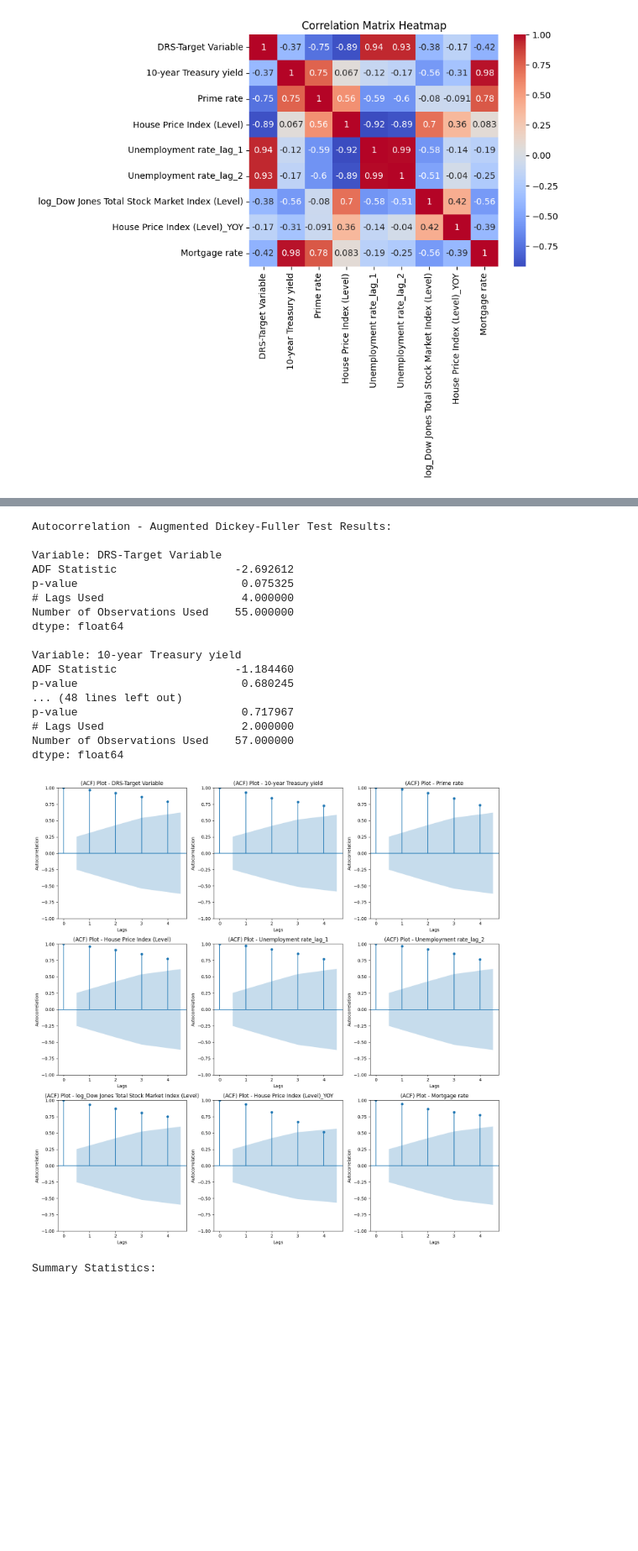
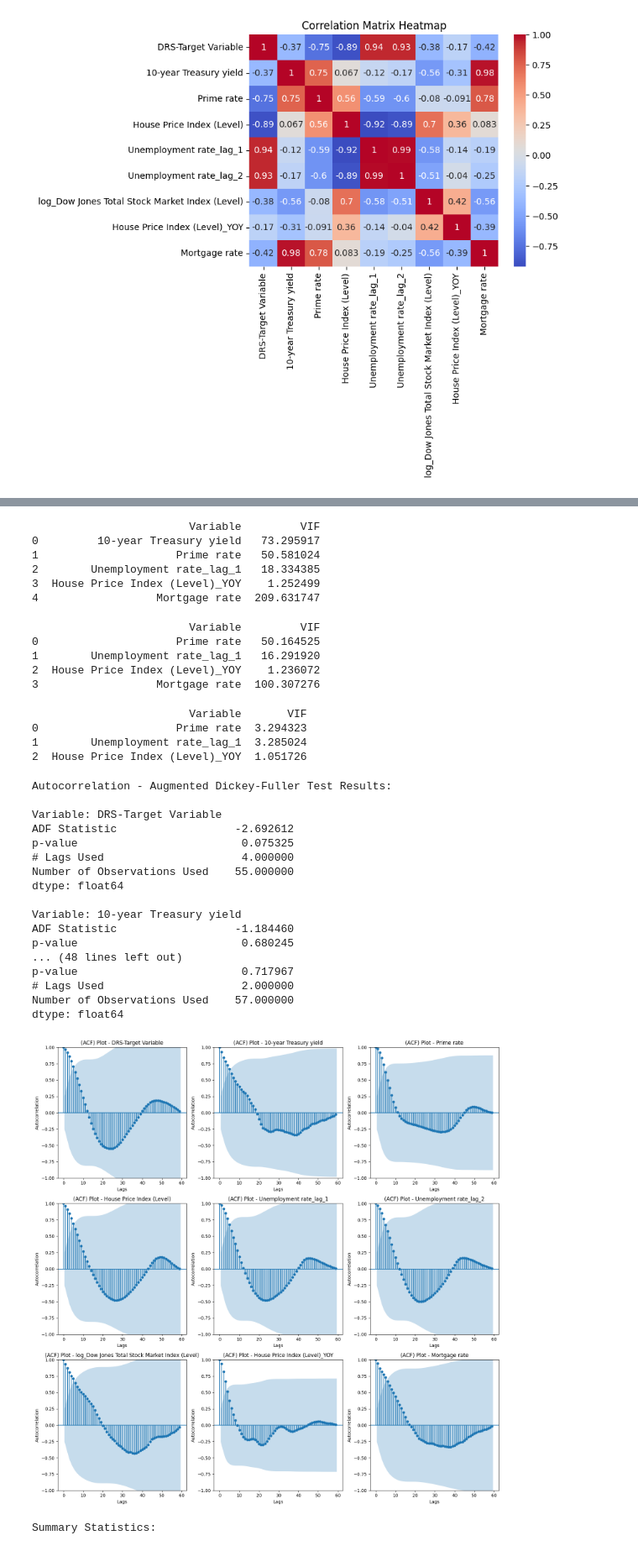
Before and after one commit to iffishells/Fractional-logistic-Model, a Jupyter notebook: milestone-2.ipynb, the cells around one changed output, grey strips where cells are left out. Shown at 84% size. Cells and saved outputs as stored; diff of their text form; code cells hidden in the pictures; blank space fills up the shorter version.

```diff
--- a/milestone-2.ipynb
+++ b/milestone-2.ipynb
@@ -264,4 +250,69 @@ Multicollinearity - VIF values:
+# %%
+import pandas as pd
+from statsmodels.stats.outliers_influence import variance_inflation_factor
+
+# Drop the specified columns from the predictors_df
+columns_to_drop = ['Unemployment rate_lag_2', 'House Price Index (Level)', 'log_Dow Jones Total Stock Market Index (Level)']
+updated_predictor = predictors_df.drop(columns_to_drop, axis=1)
+
+# Calculate VIF for each variable in updated_predictor
+vif_data = pd.DataFrame()
+vif_data['Variable'] = updated_predictor.columns
+vif_data['VIF'] = [variance_inflation_factor(updated_predictor.values, i) for i in range(updated_predictor.shape[1])]
+
+# Print the VIF data
+print(vif_data)
+# %% [output]
+                        Variable         VIF
+0         10-year Treasury yield   73.295917
+1                     Prime rate   50.581024
+2        Unemployment rate_lag_1   18.334385
+3  House Price Index (Level)_YOY    1.252499
+4                  Mortgage rate  209.631747
+# %%
+import pandas as pd
+from statsmodels.stats.outliers_influence import variance_inflation_factor
+
+# Drop the specified columns from the predictors_df
+columns_to_drop = ['10-year Treasury yield','Unemployment rate_lag_2', 'House Price Index (Level)', 'log_Dow Jones Total Stock Market Index (Level)']
+updated_predictor = predictors_df.drop(columns_to_drop, axis=1)
+
+# Calculate VIF for each variable in updated_predictor
+vif_data = pd.DataFrame()
+vif_data['Variable'] = updated_predictor.columns
+vif_data['VIF'] = [variance_inflation_factor(updated_predictor.values, i) for i in range(updated_predictor.shape[1])]
+
+# Print the VIF data
+print(vif_data)
+# %% [output]
+                        Variable         VIF
+0                     Prime rate   50.164525
+1        Unemployment rate_lag_1   16.291920
+2  House Price Index (Level)_YOY    1.236072
+3                  Mortgage rate  100.307276
+# %%
+import pandas as pd
+from statsmodels.stats.outliers_influence import variance_inflation_factor
+
+# Drop the specified columns from the predictors_df
+columns_to_drop = ['Mortgage rate','10-year Treasury yield','Unemployment rate_lag_2', 'House Price Index (Level)', 'log_Dow Jones Total Stock Market Index (Level)']
+updated_predictor = predictors_df.drop(columns_to_drop, axis=1)
+
+# Calculate VIF for each variable in updated_predictor
+vif_data = pd.DataFrame()
+vif_data['Variable'] = updated_predictor.columns
+vif_data['VIF'] = [variance_inflation_factor(updated_predictor.values, i) for i in range(updated_predictor.shape[1])]
+
+# Print the VIF data
+print(vif_data)
+# %% [output]
+                        Variable       VIF
+0                     Prime rate  3.294323
+1        Unemployment rate_lag_1  3.285024
+2  House Price Index (Level)_YOY  1.051726
 # %%
+import statsmodels.api as sm
+
 # Perform Augmented Dickey-Fuller test for autocorrelation on each variable
 # This line initializes an empty dictionary adf_results that will store the
 # results of the Augmented Dickey-Fuller (ADF) test for each variable.
@@ -309,37 +360,37 @@ for i, column in enumerate(df_transformed_training.columns):
     ax = axes[row, col]
 
     #  This line plots the autocorrelation function (ACF) for the variable column using the sm.graphics.tsa.plot_acf() function from the statsmodels library. The lags parameter determines the number of lags to include in the plot
-    sm.graphics.tsa.plot_acf(df_transformed_training[column], lags=4, ax=ax)
+    sm.graphics.tsa.plot_acf(df_transformed_training[column], lags=len(df_transformed_training[column])-1, ax=ax)
     # This line sets the title of the subplo
     ax.set_title("(ACF) Plot - " + column)
     # This line sets the label
     ax.set_xlabel("Lags")
     ax.set_ylabel("Autocorrelation")
 
 # This line adjusts the layout of the subplots to prevent overlapping
 plt.tight_layout()
 # This line displays the subplots.
 plt.show()
 # In summary, this code performs the Augmented Dickey-Fuller (ADF) test for autocorrelation on each variable in the df DataFrame. It prints the ADF test results and visualizes the autocorrelation function (ACF) plot for each variable.
 # %% [output]
 Autocorrelation - Augmented Dickey-Fuller Test Results:
 
 Variable: DRS-Target Variable
 ADF Statistic                  -2.692612
 p-value                         0.075325
 # Lags Used                     4.000000
 Number of Observations Used    55.000000
 dtype: float64
 
 Variable: 10-year Treasury yield
 ADF Statistic                  -1.184460
 p-value                         0.680245
 ... (48 lines left out)
 p-value                         0.717967
 # Lags Used                     2.000000
 Number of Observations Used    57.000000
 dtype: float64
-[figure, old version]
+[figure, new version]
 # %%
 
 # Calculate summary statistics
```
Also changed, not shown: parts of 7 cells of this notebook, 1 other file.
